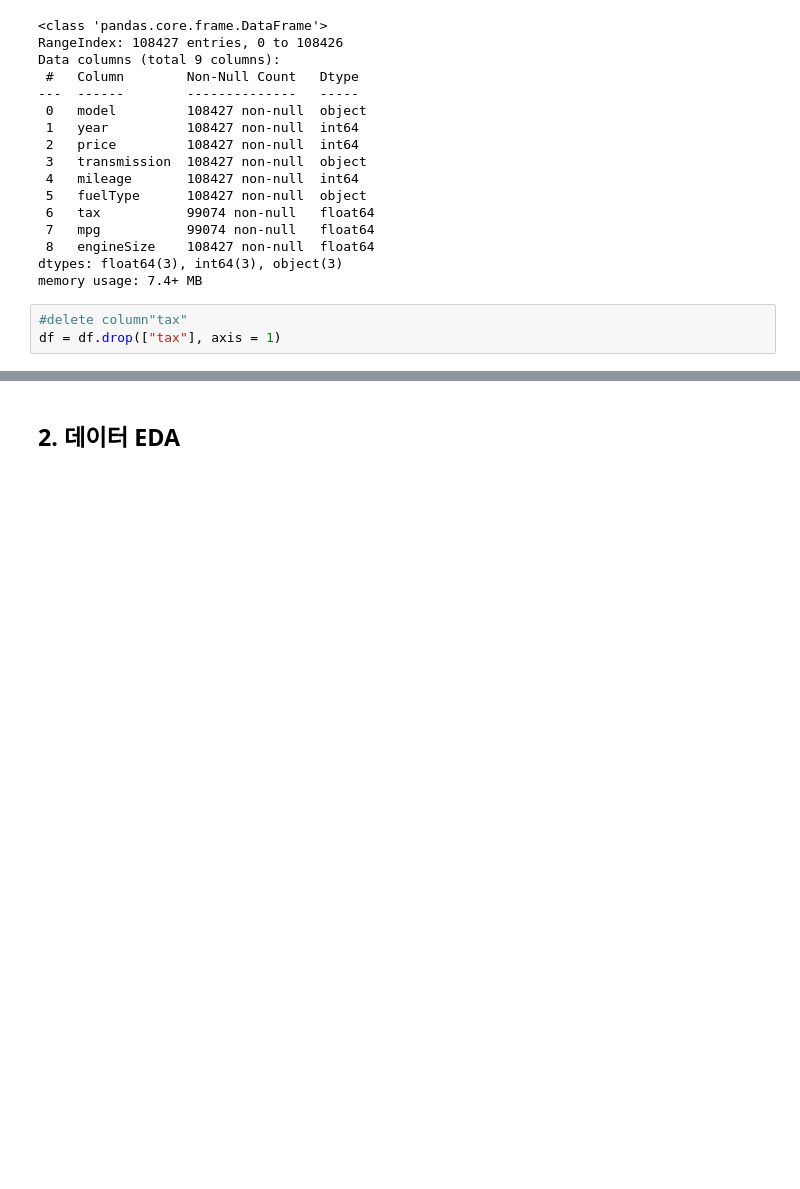
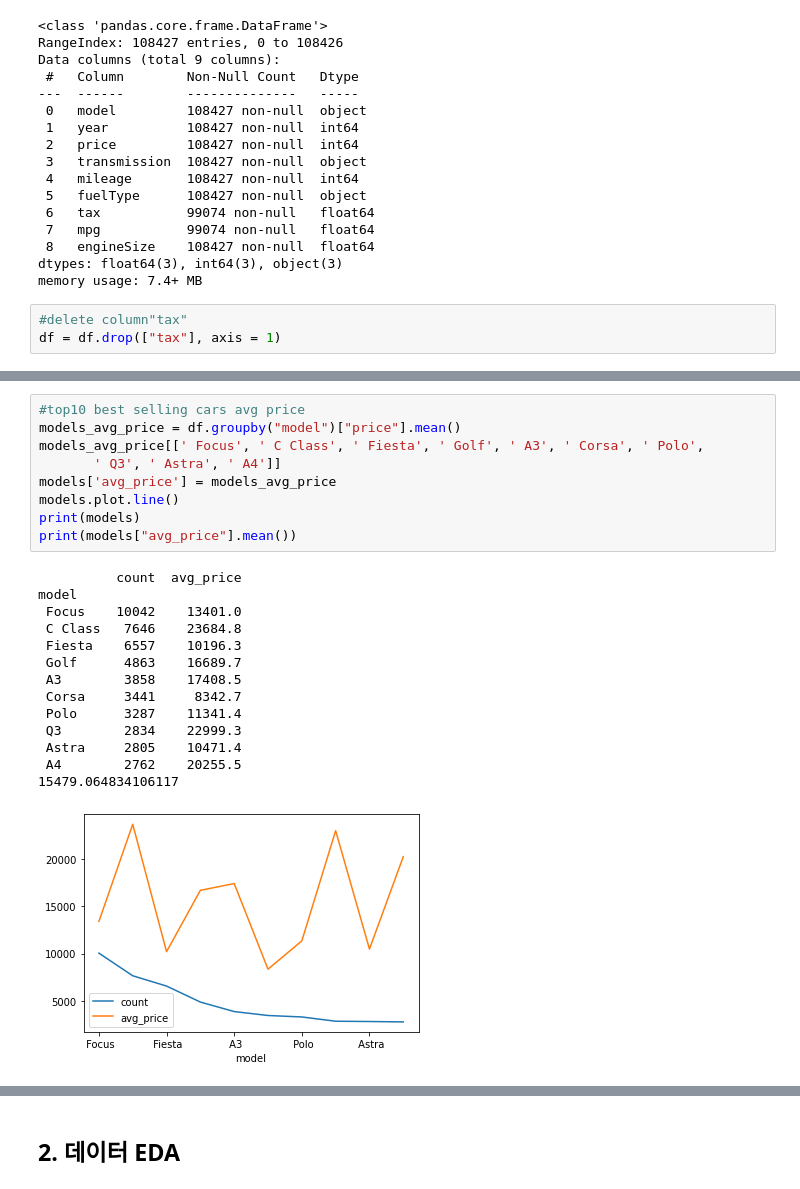
Before and after one commit to KYOH95/Project_2_Car_Analysis, a Jupyter notebook: Project2.ipynb, the cells around one changed output, grey strips where cells are left out. Drawn from its saved outputs; the diff is of its cells as text; blank space fills up the shorter version.

```diff
--- a/Project2.ipynb
+++ b/Project2.ipynb
@@ -113,0 +118,24 @@ model
+# %%
+#top10 best selling cars avg price
+models_avg_price = df.groupby("model")["price"].mean()
+models_avg_price[[' Focus', ' C Class', ' Fiesta', ' Golf', ' A3', ' Corsa', ' Polo',
+       ' Q3', ' Astra', ' A4']]
+models['avg_price'] = models_avg_price
+models.plot.line()
+print(models)
+print(models["avg_price"].mean())
+# %% [output]
+          count  avg_price
+model
+ Focus    10042    13401.0
+ C Class   7646    23684.8
+ Fiesta    6557    10196.3
+ Golf      4863    16689.7
+ A3        3858    17408.5
+ Corsa     3441     8342.7
+ Polo      3287    11341.4
+ Q3        2834    22999.3
+ Astra     2805    10471.4
+ A4        2762    20255.5
+15479.064834106117
+[figure, added]
```
Also changed, not shown: parts of 9 cells of this notebook.
